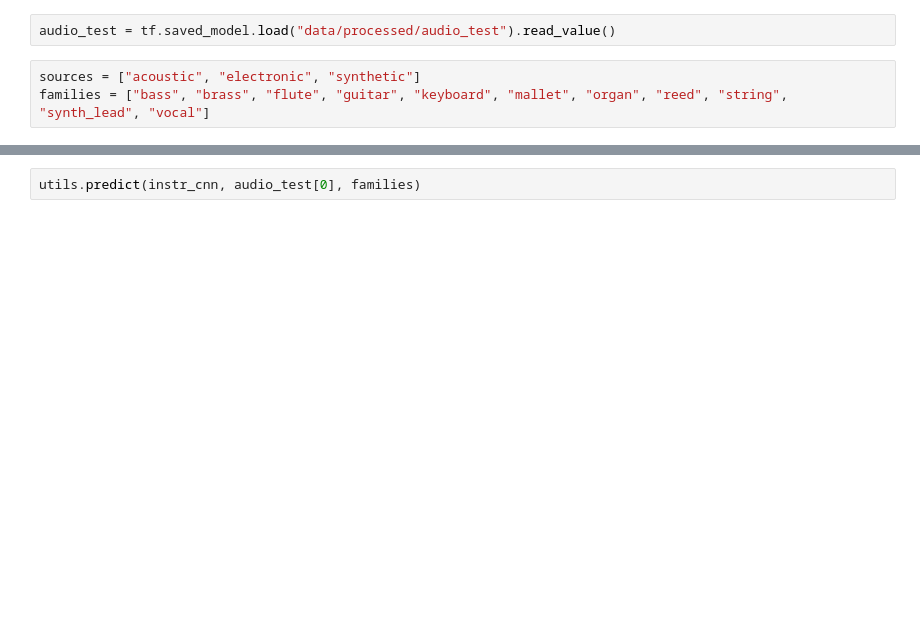
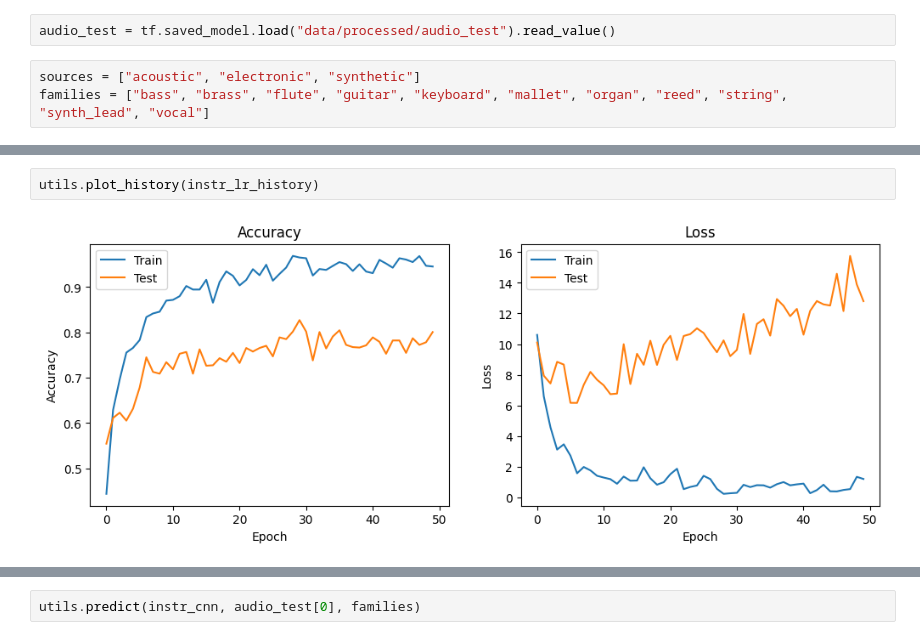
Before and after one commit to bucket420/AudioClassification, a Jupyter notebook: results.ipynb, the cells around one changed output, grey strips where cells are left out. Drawn from its saved outputs; the diff is of its cells as text; blank space fills up the shorter version.

```diff
--- a/results.ipynb
+++ b/results.ipynb
@@ -19,0 +28,4 @@ instr_cnn = tf.keras.models.load_model("models/instr_cnn")
+# %%
+utils.plot_history(instr_lr_history)
+# %% [output]
+[figure, added]
```
Also changed, not shown: parts of 9 cells of this notebook, 3 other files.
